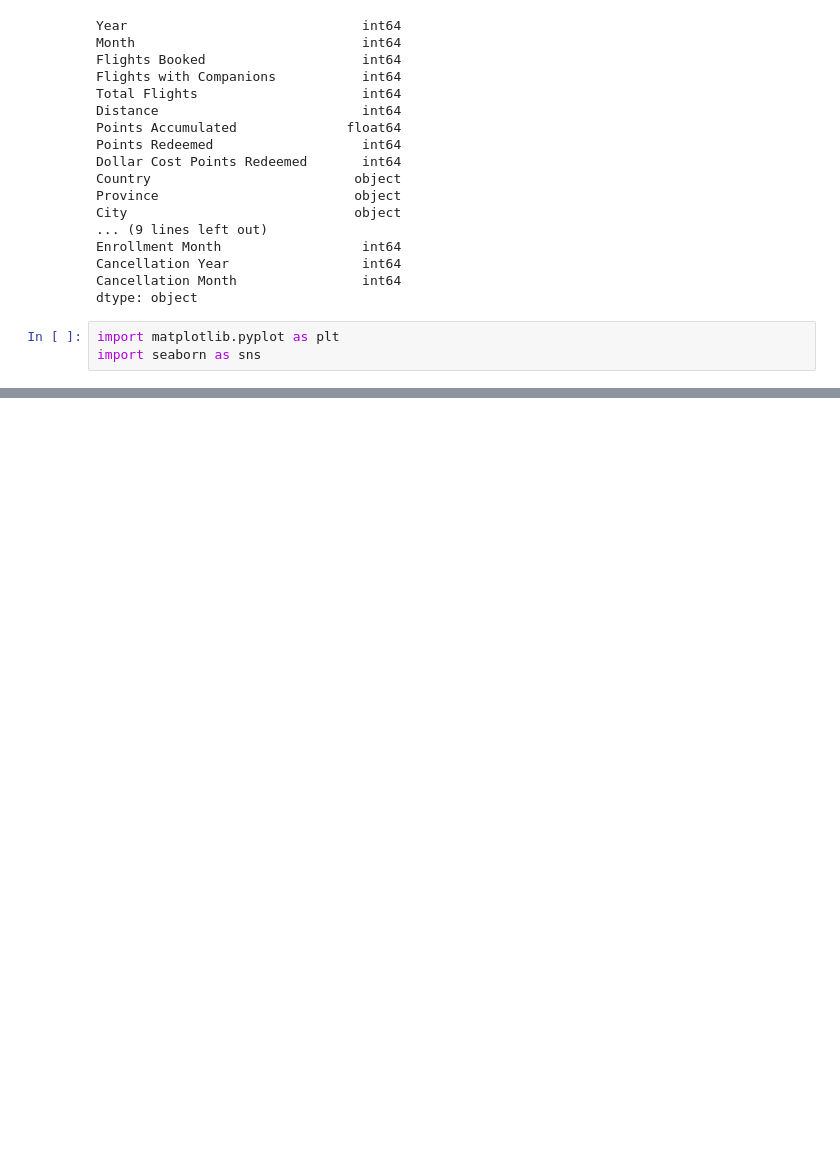
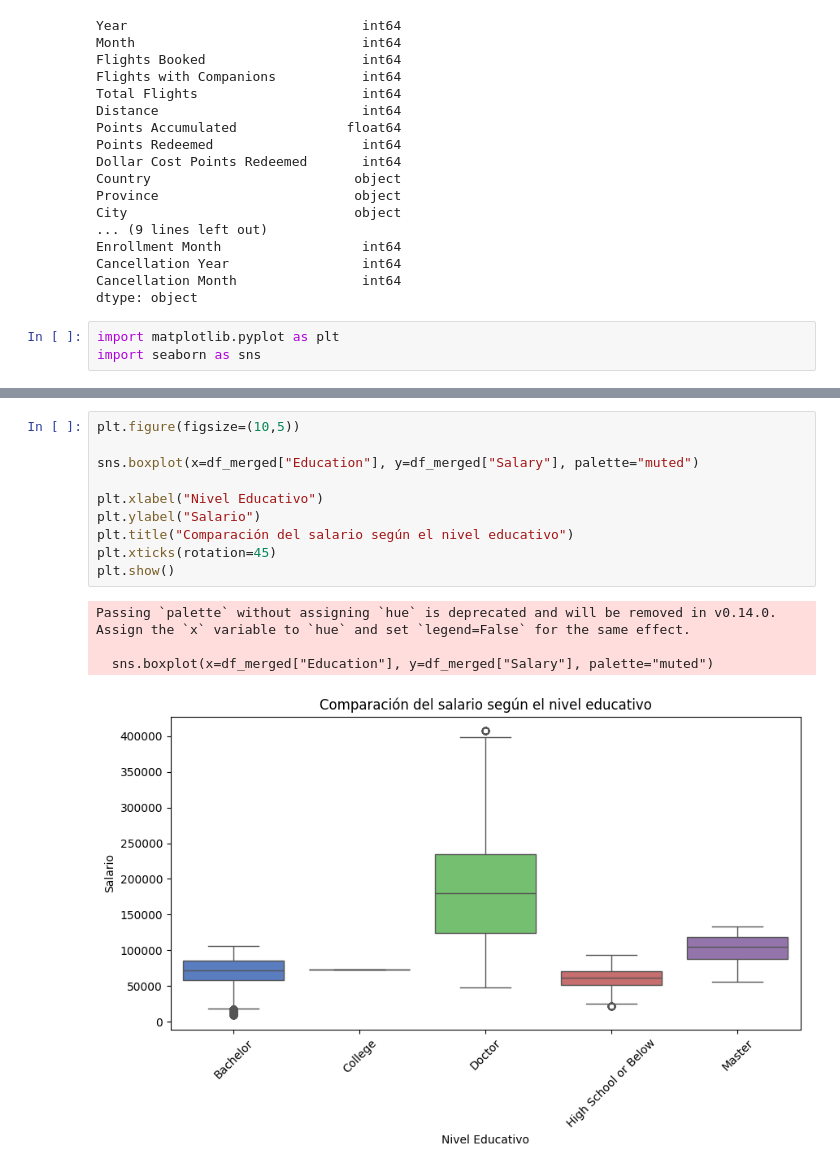
Before and after one commit to antoaag/Adalab-bda-modulo-3-evaluacion-final-antoaag, a Jupyter notebook: examen final modulo 3.ipynb, the cells around one changed output, grey strips where cells are left out. Saved outputs shown, nothing was run; the diff lists cells and outputs as text; blank space fills up the shorter version.

```diff
--- a/examen final modulo 3.ipynb
+++ b/examen final modulo 3.ipynb
@@ -217,0 +264,15 @@ import seaborn as sns
+# %%
+plt.figure(figsize=(10,5))
+
+sns.boxplot(x=df_merged["Education"], y=df_merged["Salary"], palette="muted")
+
+plt.xlabel("Nivel Educativo")
+plt.ylabel("Salario")
+plt.title("Comparación del salario según el nivel educativo")
+plt.xticks(rotation=45)
+plt.show()
+# %% [output]
+Passing `palette` without assigning `hue` is deprecated and will be removed in v0.14.0. Assign the `x` variable to `hue` and set `legend=False` for the same effect.
+
+  sns.boxplot(x=df_merged["Education"], y=df_merged["Salary"], palette="muted")
+[figure, added]
```
Also changed, not shown: parts of 6 cells of this notebook.
